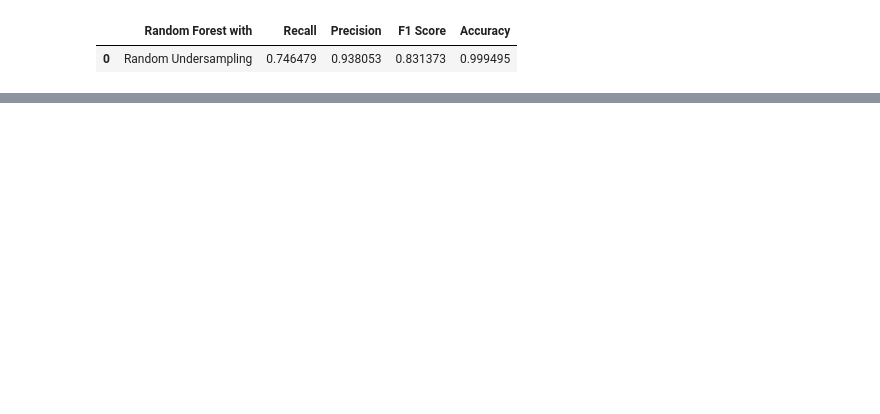
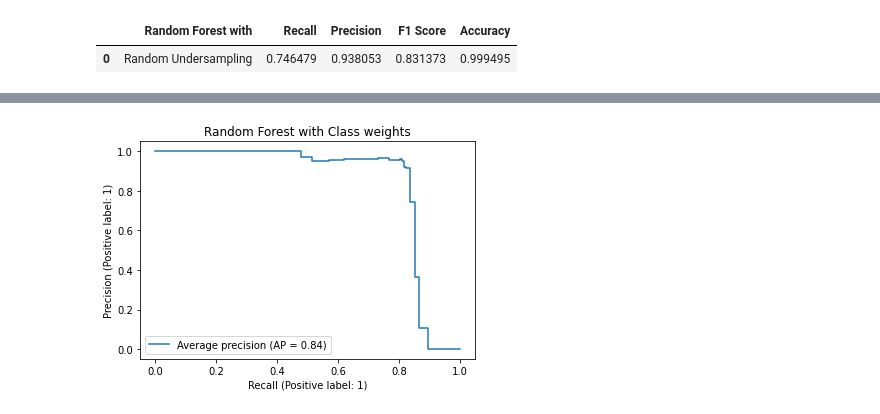
Before and after one commit to chris199713/Imbalaced-data, a Jupyter notebook: creditcard.ipynb, the cells around one changed output, grey strips where cells are left out. Drawn from its saved outputs; the diff is of its cells as text; code cells hidden in the pictures; blank space fills up the shorter version.

```diff
--- a/creditcard.ipynb
+++ b/creditcard.ipynb
@@ -449,0 +472,9 @@ AUC (Area under curve) is used to evaluate a classification model. Higher the AU
+# %%
+from sklearn.metrics import precision_recall_curve
+from sklearn.metrics import PrecisionRecallDisplay
+
+display = PrecisionRecallDisplay.from_estimator(
+    grid_class_balance_rf, X_test, y_test, name="Average precision")
+_ = display.ax_.set_title("Random Forest with Class weights")
+# %% [output]
+[figure, added]
```
Also changed, not shown: parts of 8 cells of this notebook.
